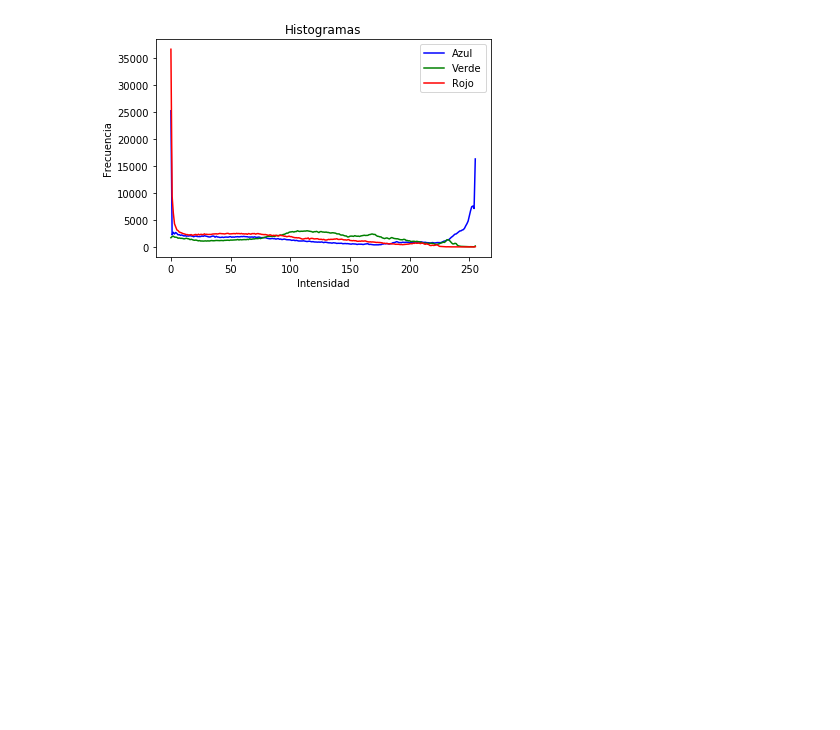
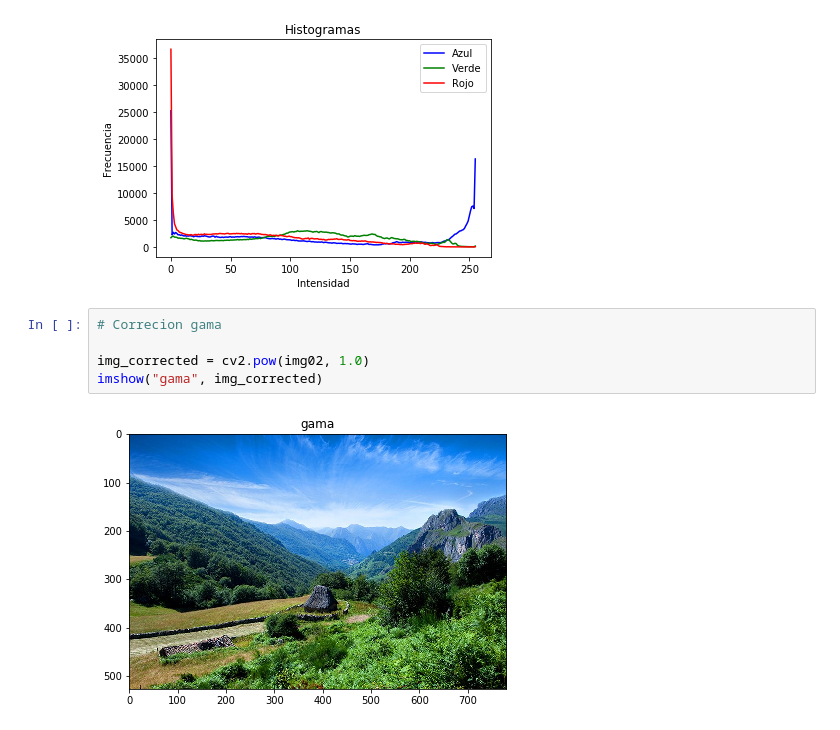
Before and after one commit to DenisFZelaya/Lab01-Computer-Vision, a Jupyter notebook: AjusteIntensidad.ipynb, the cells around one changed output. Saved outputs shown, nothing was run; the diff lists cells and outputs as text; blank space fills up the shorter version.

Commit message:
Incluir Correccion Gama

```diff
--- a/AjusteIntensidad.ipynb
+++ b/AjusteIntensidad.ipynb
@@ -193,3 +204,10 @@ def plot_rgb_histogramTodo(image):
 plot_rgb_histogramTodo(img02)
 # %% [output]
 [figure]
+# %%
+# Correcion gama
+
+img_corrected = cv2.pow(img02, 1.0)
+imshow("gama", img_corrected)
+# %% [output]
+[figure, added]
```
Also changed, not shown: parts of 3 cells of this notebook, 1 other file.
